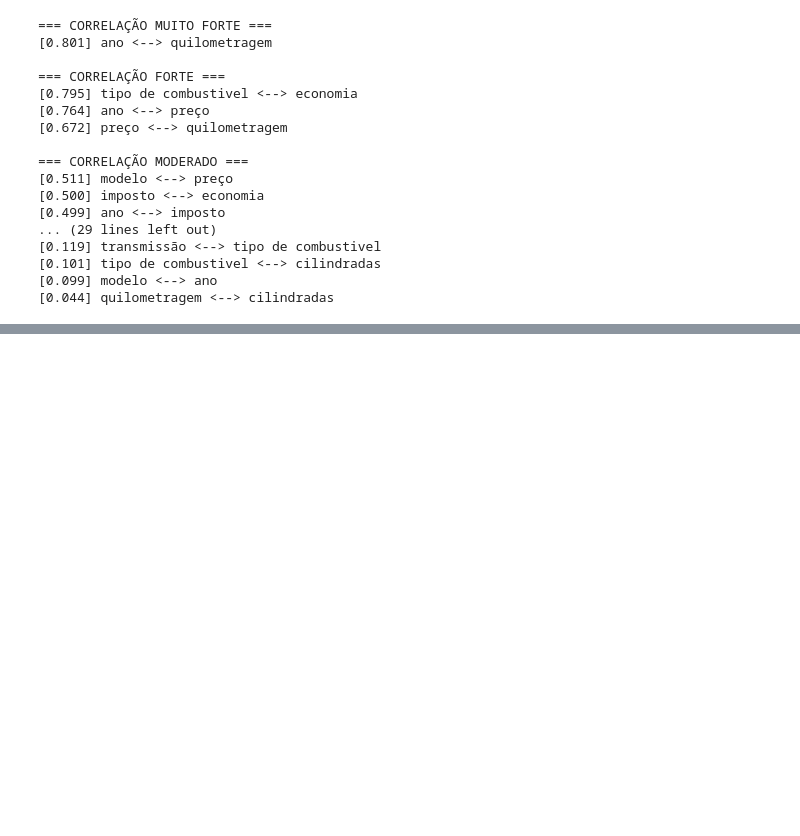
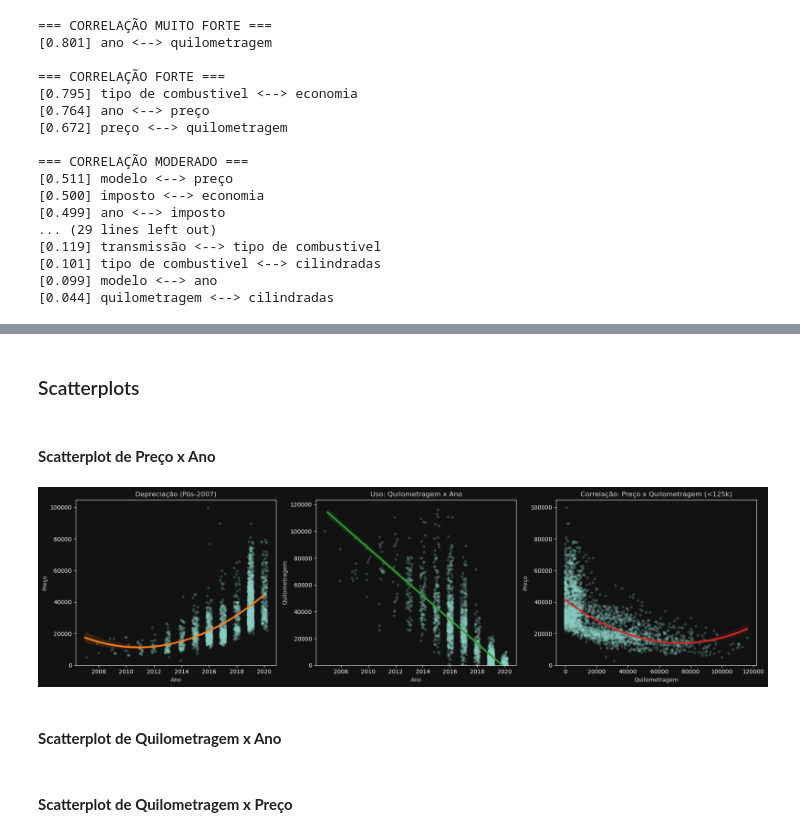
Before and after one commit to DemoreDev/trabalhos_pcd, a Jupyter notebook: bmw.ipynb, the cells around one changed output, grey strips where cells are left out. Drawn from its saved outputs; the diff is of its cells as text; code cells hidden in the pictures; blank space fills up the shorter version.

```diff
--- a/bmw.ipynb
+++ b/bmw.ipynb
@@ -355 +454,79 @@ for category in categories_to_print:
+# %% [markdown]
+### Scatterplots
+# %% [markdown]
+#### **Scatterplot de Preço x Ano**
+# %%
+import matplotlib.pyplot as plt
+import seaborn as sns
+
+# ==========================================
+# O FILTRO DE OURO: Criando o "Mercado Real"
+# ==========================================
+# Vamos manter apenas carros de 2007 em diante E com até 125.000 de quilometragem
+df_filtrado = df_models[
+    (df_models['ano'] >= 2007) &
+    (df_models['quilometragem'] <= 125000)
+]
+
+# Configurações visuais do Dark Mode
+plt.style.use('dark_background')
+plt.rcParams['figure.facecolor'] = '#121212'
+plt.rcParams['axes.facecolor'] = '#121212'
+
+fig, axes = plt.subplots(nrows=1, ncols=3, figsize=(18, 5))
+
+# --- GRÁFICO 1: Preço x Ano (Focado no Mercado Recente) ---
+sns.regplot(
+    data=df_filtrado,
+    x='ano',
+    y='preço',
+    scatter_kws={'alpha': 0.2, 's': 15},
+    line_kws={'color': '#ff7f0e', 'linewidth': 3},
+    order=2,
+    x_jitter=0.2,
+    ax=axes[0]
+)
+axes[0].set_title('Depreciação (Pós-2007)', color='#d4d4d4', fontsize=12)
+axes[0].set_ylabel('Preço', color='#d4d4d4')
+axes[0].set_xlabel('Ano', color='#d4d4d4')
+axes[0].set_ylim(bottom=0)
+
+# --- GRÁFICO 2: Quilometragem x Ano ---
+sns.regplot(
+    data=df_filtrado,
+    x='ano',
+    y='quilometragem',
+    scatter_kws={'alpha': 0.2, 's': 15},
+    line_kws={'color': '#2ca02c', 'linewidth': 3},
+    x_jitter=0.2,
+    ax=axes[1]
+)
+axes[1].set_title('Uso: Quilometragem x Ano', color='#d4d4d4', fontsize=12)
+axes[1].set_ylabel('Quilometragem', color='#d4d4d4')
+axes[1].set_xlabel('Ano', color='#d4d4d4')
+axes[1].set_ylim(bottom=0)
+
+# --- GRÁFICO 3: Preço x Quilometragem (Até 125k) ---
+sns.regplot(
+    data=df_filtrado,
+    x='quilometragem',
+    y='preço',
+    scatter_kws={'alpha': 0.2, 's': 15},
+    line_kws={'color': '#d62728', 'linewidth': 3},
+    order=2,
+    ax=axes[2]
+)
+axes[2].set_title('Correlação: Preço x Quilometragem (<125k)', color='#d4d4d4', fontsize=12)
+axes[2].set_ylabel('Preço', color='#d4d4d4')
+axes[2].set_xlabel('Quilometragem', color='#d4d4d4')
+axes[2].set_ylim(bottom=0)
+
+plt.tight_layout()
+plt.show()
+# %% [output]
+[figure, added]
+# %% [markdown]
+#### **Scatterplot de Quilometragem x Ano**
+# %% [markdown]
+#### **Scatterplot de Quilometragem x Preço**
 # %% [markdown]
```
Also changed, not shown: parts of 9 cells of this notebook.
